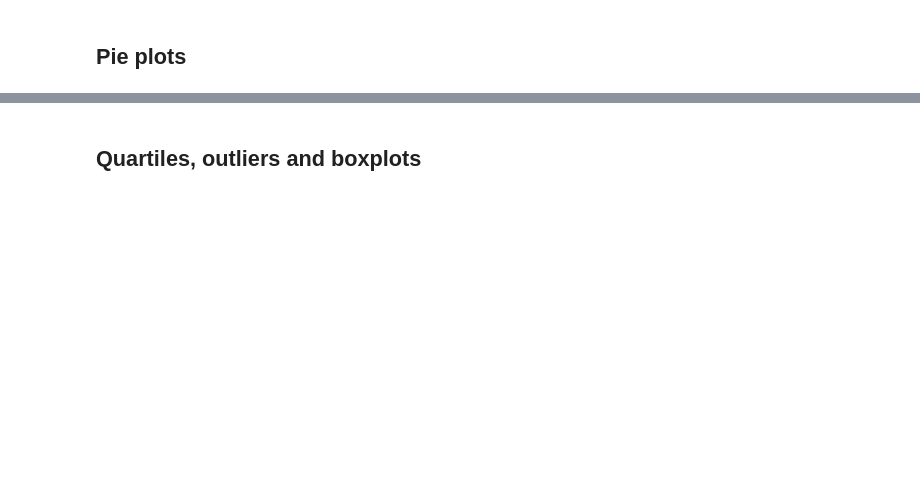
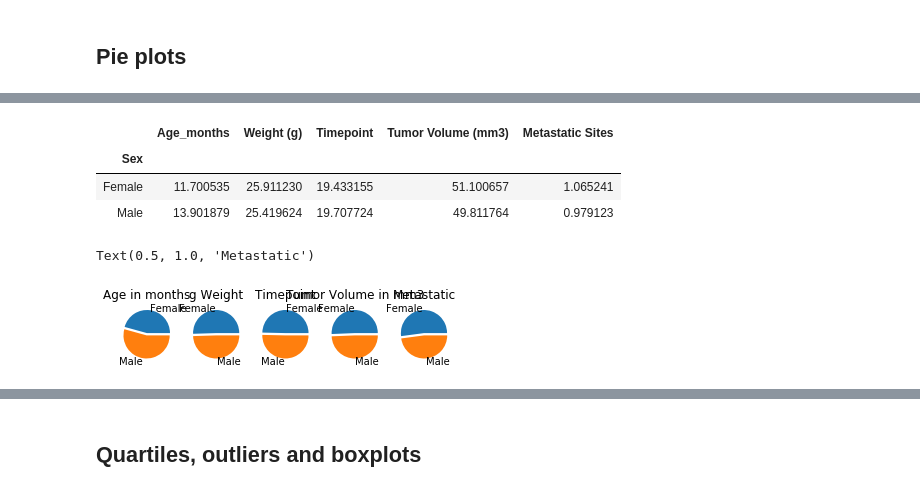
Before and after one commit to DenebAguirre/Matplotlib-challenge, a Jupyter notebook: Pymaceuticals/pymaceuticals_starter.ipynb, the cells around one changed output, grey strips where cells are left out. Saved outputs shown, nothing was run; the diff lists cells and outputs as text; code cells hidden in the pictures; blank space fills up the shorter version.

```diff
--- a/Pymaceuticals/pymaceuticals_starter.ipynb
+++ b/Pymaceuticals/pymaceuticals_starter.ipynb
@@ -83,0 +88,25 @@ ax.bar(x+0.8,Drugs_Effect['sem'], width=0.2, align='center')
+# %%
+micesex.head()
+# %% [output]
+|  | Age_months | Weight (g) | Timepoint | Tumor Volume (mm3) | Metastatic Sites |
+| Sex |  |  |  |  |  |
+| Female | 11.700535 | 25.911230 | 19.433155 | 51.100657 | 1.065241 |
+| Male | 13.901879 | 25.419624 | 19.707724 | 49.811764 | 0.979123 |
+# %%
+# Generate a pie plot showing the distribution of female versus male mice using pyplot
+labels = ['Female', 'Male']
+
+fig2, (ax1, ax2, ax3, ax4, ax5) = plt.subplots(1,5)
+ax1.pie(micesex['Age_months'], labels=labels, explode=(0,0.1))
+ax1.set_title('Age in months')
+ax2.pie(micesex['Weight (g)'], labels=labels, explode=(0,0.1))
+ax2.set_title('g Weight')
+ax3.pie(micesex['Timepoint'], labels=labels, explode=(0,0.1))
+ax3.set_title("Timepoint")
+ax4.pie(micesex['Tumor Volume (mm3)'], labels=labels, explode=(0,0.1))
+ax4.set_title("Tumor Volume in mm3")
+ax5.pie(micesex['Metastatic Sites'], labels=labels, explode=(0,0.1))
+ax5.set_title("Metastatic")
+# %% [output]
+Text(0.5, 1.0, 'Metastatic')
+[figure, added]
```
Also changed, not shown: parts of 16 cells of this notebook.
